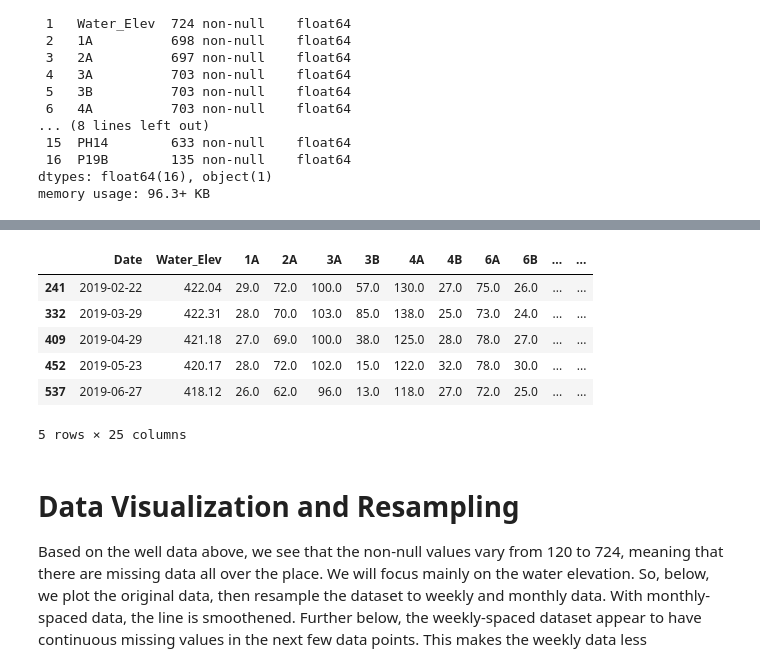
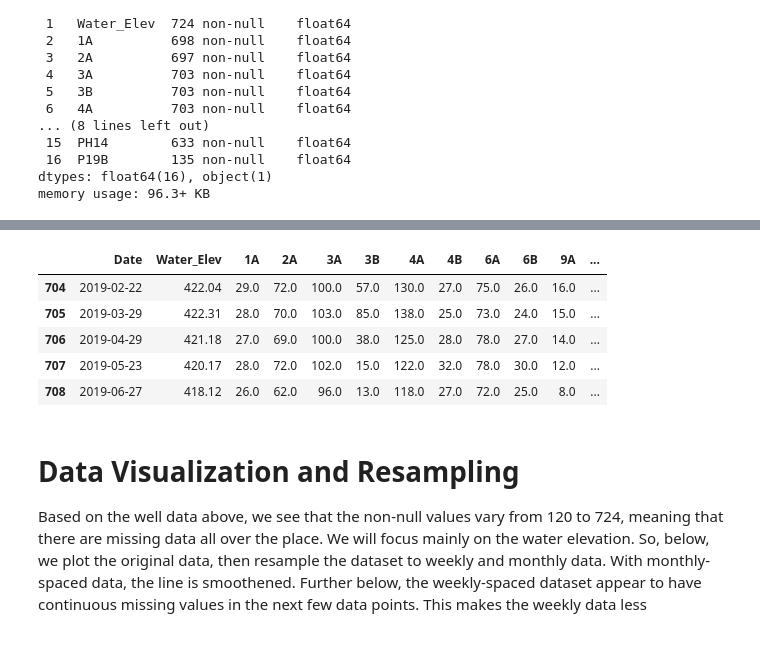
Before and after one commit to liangchow/time-series-reservoir-water-level, a Jupyter notebook: reservoir.ipynb, the cells around one changed output, grey strips where cells are left out. Cells and saved outputs as stored; diff of their text form; code cells hidden in the pictures.

```diff
--- a/reservoir.ipynb
+++ b/reservoir.ipynb
@@ -3,14 +19,8 @@
 # %%
 from datetime import datetime
-from dotenv import load_dotenv
 import pandas as pd
-pd.set_option('display.max_rows', 1000)
-import os
 import matplotlib.pyplot as plt
 plt.rcParams.update({'figure.figsize':(10,3)})
 import numpy as np
 from statsmodels.tsa.stattools import adfuller
 import seaborn as sns
-
-# Internal
-import utils
@@ -44,10 +28,10 @@ sensor_file = df_s.to_dict(orient="records")
 # Read Well Data
 # %%
 # Read well data
-file_path_well = "./field_data/bcd_data.csv"
-df_w = pd.read_csv(file_path_well, skiprows=1)
+file_path_well = "/content/time-series-reservoir-water-level/field_data/reservoir_well_data.csv"
+dfs = pd.read_csv(file_path_well, skiprows=1)
 # dfs["DATE"] = pd.to_datetime(dfs["DATE"], unit="D", origin="1899-12-30")
-df_w.info()
+dfs.info()
 # %% [output]
 <class 'pandas.core.frame.DataFrame'>
 RangeIndex: 724 entries, 0 to 723
@@ -100,32 +53,30 @@ df_vw.head()
 # %%
 # Merge well and vw dataframe, union keys from both df
-dfs = pd.merge(df_w, df_vw, how="outer")
+# dfs = pd.merge(df_w, df_vw, how="outer")
 
-# Drop row # 101 as known wrong format: 10/??/2004
-dfs.drop(labels=101, axis=0, inplace=True)
+# Drop row # 531 as known wrong format: 10/??/2004
+dfs.drop(labels=531, axis=0, inplace=True)
 
 # Parse "Date" column
 dfs['Date'] = pd.to_datetime(dfs['Date'])
-# dfs['Date'] = pd.to_datetime(dfs['Date'], format = '%m/%d/%Y')
 dfs = dfs.sort_values(by="Date")
 
 # Drop data after 2019/6/27
 i = dfs[dfs["Date"] > "2019-06-27"].index
 dfs.drop(i, axis=0, inplace=True)
 dfs.reset_index()
 
 # Drop "NaT" rows
 dfs.dropna(subset="Date", axis=0, inplace=True)
 
 dfs.tail()
 # %% [output]
-|  | Date | Water_Elev | 1A | 2A | 3A | 3B | 4A | 4B | 6A | 6B | ... | ... |
-| 241 | 2019-02-22 | 422.04 | 29.0 | 72.0 | 100.0 | 57.0 | 130.0 | 27.0 | 75.0 | 26.0 | ... | ... |
-| 332 | 2019-03-29 | 422.31 | 28.0 | 70.0 | 103.0 | 85.0 | 138.0 | 25.0 | 73.0 | 24.0 | ... | ... |
-| 409 | 2019-04-29 | 421.18 | 27.0 | 69.0 | 100.0 | 38.0 | 125.0 | 28.0 | 78.0 | 27.0 | ... | ... |
-| 452 | 2019-05-23 | 420.17 | 28.0 | 72.0 | 102.0 | 15.0 | 122.0 | 32.0 | 78.0 | 30.0 | ... | ... |
-| 537 | 2019-06-27 | 418.12 | 26.0 | 62.0 | 96.0 | 13.0 | 118.0 | 27.0 | 72.0 | 25.0 | ... | ... |
+|  | Date | Water_Elev | 1A | 2A | 3A | 3B | 4A | 4B | 6A | 6B | 9A | ... |
+| 704 | 2019-02-22 | 422.04 | 29.0 | 72.0 | 100.0 | 57.0 | 130.0 | 27.0 | 75.0 | 26.0 | 16.0 | ... |
+| 705 | 2019-03-29 | 422.31 | 28.0 | 70.0 | 103.0 | 85.0 | 138.0 | 25.0 | 73.0 | 24.0 | 15.0 | ... |
+| 706 | 2019-04-29 | 421.18 | 27.0 | 69.0 | 100.0 | 38.0 | 125.0 | 28.0 | 78.0 | 27.0 | 14.0 | ... |
+| 707 | 2019-05-23 | 420.17 | 28.0 | 72.0 | 102.0 | 15.0 | 122.0 | 32.0 | 78.0 | 30.0 | 12.0 | ... |
+| 708 | 2019-06-27 | 418.12 | 26.0 | 62.0 | 96.0 | 13.0 | 118.0 | 27.0 | 72.0 | 25.0 | 8.0 | ... |
-5 rows × 25 columns
 # %% [markdown]
 # Data Visualization and Resampling
 Based on the well data above, we see that the non-null values vary from 120 to 724, meaning that there are missing data all over the place. We will focus mainly on the water elevation. So, below, we plot the original data, then resample the dataset to weekly and monthly data. With monthly-spaced data, the line is smoothened. Further below, the weekly-spaced dataset appear to have continuous missing values in the next few data points. This makes the weekly data less meaningful as we have to guess the three missing values in a row, instead of averaging or interpolating between the previous and the next values.
```
Also changed, not shown: parts of 12 cells of this notebook.
